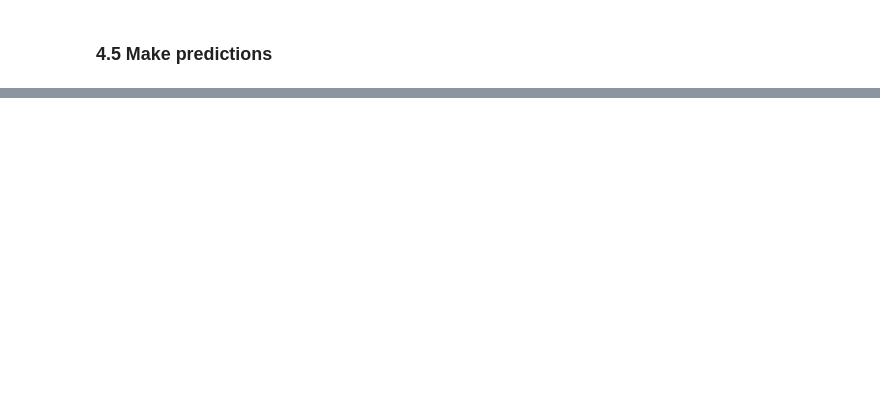
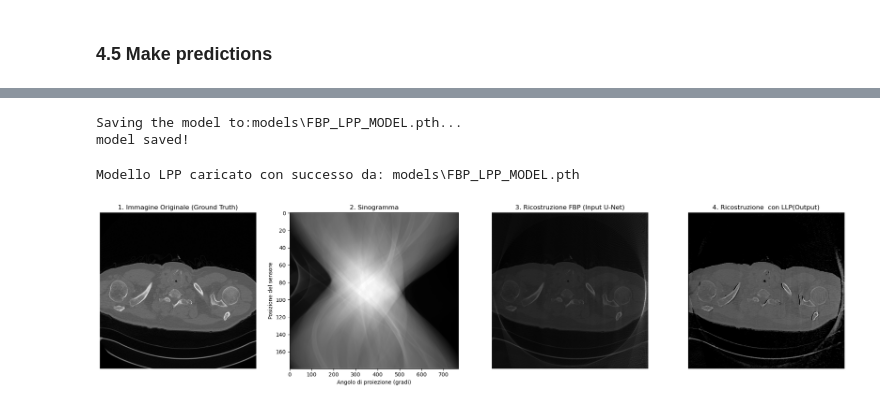
Before and after one commit to kalvin1322/tirocinio_triennale, a Jupyter notebook: FBP_recostruction_step1.ipynb, the cells around one changed output, grey strips where cells are left out. Saved outputs shown, nothing was run; the diff lists cells and outputs as text; code cells hidden in the pictures; blank space fills up the shorter version.

Commit message:
Creation of a LPP neural network and comparison with the UNet

```diff
--- a/FBP_recostruction_step1.ipynb
+++ b/FBP_recostruction_step1.ipynb
@@ -684,12 +689,12 @@ MODEL_PATH = Path("models")
 MODEL_PATH.mkdir(parents=True, exist_ok=True)
 
 # 2. Create model save path
-MODEL_NAME = "04_pytorch_computer_vision_model_2.pth"
-MODEL_SAVE_PATH = MODEL_PATH / MODEL_NAME
+MODEL_NAME = "FBP_UNET_MODEL.pth"
+MODEL1_SAVE_PATH = MODEL_PATH / MODEL_NAME
 
 # 3. Save te model state dict
-print(f"Saving the model to:{MODEL_SAVE_PATH}...")
+print(f"Saving the model to:{MODEL1_SAVE_PATH}...")
 torch.save(obj=model_1.state_dict(),
-           f=MODEL_SAVE_PATH)
+           f=MODEL1_SAVE_PATH)
 print("model saved!")
 # %% [output]
@@ -721,0 +705,6 @@ UNet_V1(
+# %%
+loaded_model = UNet_V1(in_channels=1, out_channels=1)
+loaded_model.load_state_dict(torch.load(MODEL1_SAVE_PATH))
+loaded_model.to(device)
+loaded_model.eval()  # Imposta il modello in modalità valutazione
+print(f"Modello U-Net caricato con successo da: {MODEL1_SAVE_PATH}")
@@ -776,0 +863,60 @@ plt.show()
+# %%
+# Saving out PyTorch module\
+from pathlib import Path
+
+# 1. Create model directory
+MODEL_PATH = Path("models")
+MODEL_PATH.mkdir(parents=True, exist_ok=True)
+
+# 2. Create model save path
+MODEL_NAME = "FBP_LPP_MODEL.pth"
+MODEL_SAVE_PATH = MODEL_PATH / MODEL_NAME
+
+# 3. Save te model state dict
+print(f"Saving the model to:{MODEL_SAVE_PATH}...")
+torch.save(obj=model_2.state_dict(),
+           f=MODEL_SAVE_PATH)
+print("model saved!")
+# %% [output]
+Saving the model to:models\FBP_LPP_MODEL.pth...
+model saved!
+# %%
+lpp_model = LPP_model()
+lpp_model.load_state_dict(torch.load(MODEL_SAVE_PATH))
+lpp_model.to(device)
+lpp_model.eval()  # Imposta il modello in modalità valutazione
+print(f"Modello LPP caricato con successo da: {MODEL_SAVE_PATH}")
+# %% [output]
+Modello LPP caricato con successo da: models\FBP_LPP_MODEL.pth
+# %%
+with torch.inference_mode():
+    unet_output_tensor = lpp_model(fbp_tensor)
+LLP_reconstruction_np = unet_output_tensor.squeeze().cpu().numpy()
+
+fig, axes = plt.subplots(1, 4, figsize=(20, 5))
+
+# Original image
+axes[0].imshow(random_image[0].cpu().numpy().squeeze(), cmap='gray')
+axes[0].set_title("1. Immagine Originale (Ground Truth)")
+axes[0].axis('off')
+
+# Sinogram
+axes[1].imshow(sinogram, cmap='gray', aspect='auto')
+axes[1].set_title("2. Sinogramma")
+axes[1].set_xlabel("Angolo di proiezione (gradi)")
+axes[1].set_ylabel("Posizione del sensore")
+
+# FBP reconstruction
+axes[2].imshow(reconstruction, cmap='gray')
+axes[2].set_title("3. Ricostruzione FBP (Input U-Net)")
+axes[2].axis('off')
+
+# U-net reconstruction
+axes[3].imshow(LLP_reconstruction_np, cmap='gray')
+axes[3].set_title("4. Ricostruzione  con LLP(Output)")
+axes[3].axis('off')
+
+plt.tight_layout()
+plt.show()
+# %% [output]
+[figure, added]
```
Also changed, not shown: parts of 18 cells of this notebook, 4 other files.
